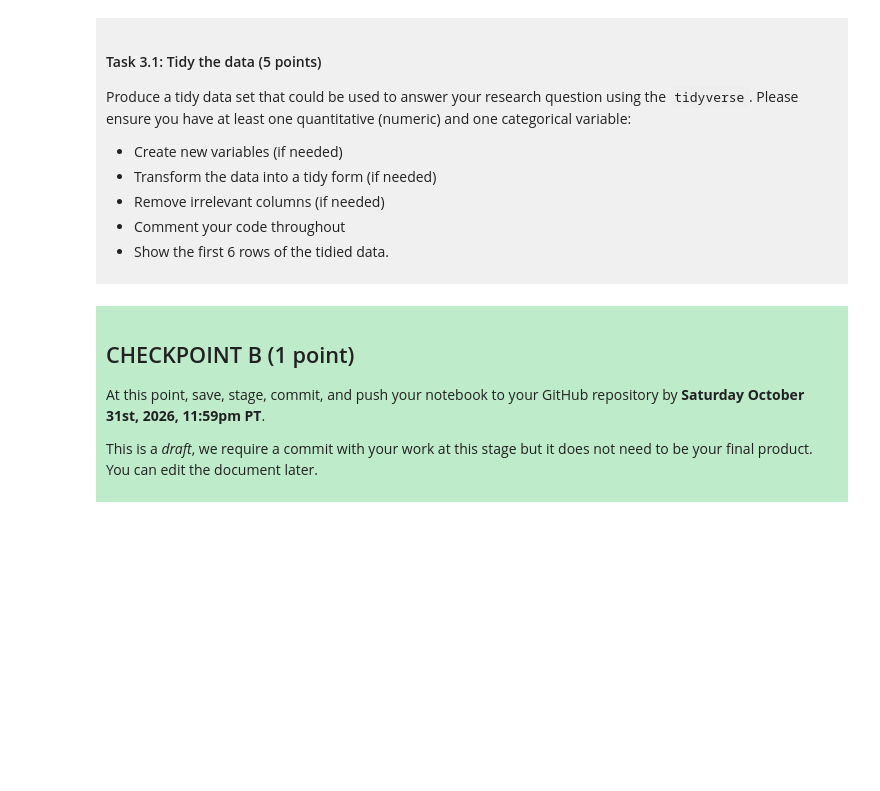
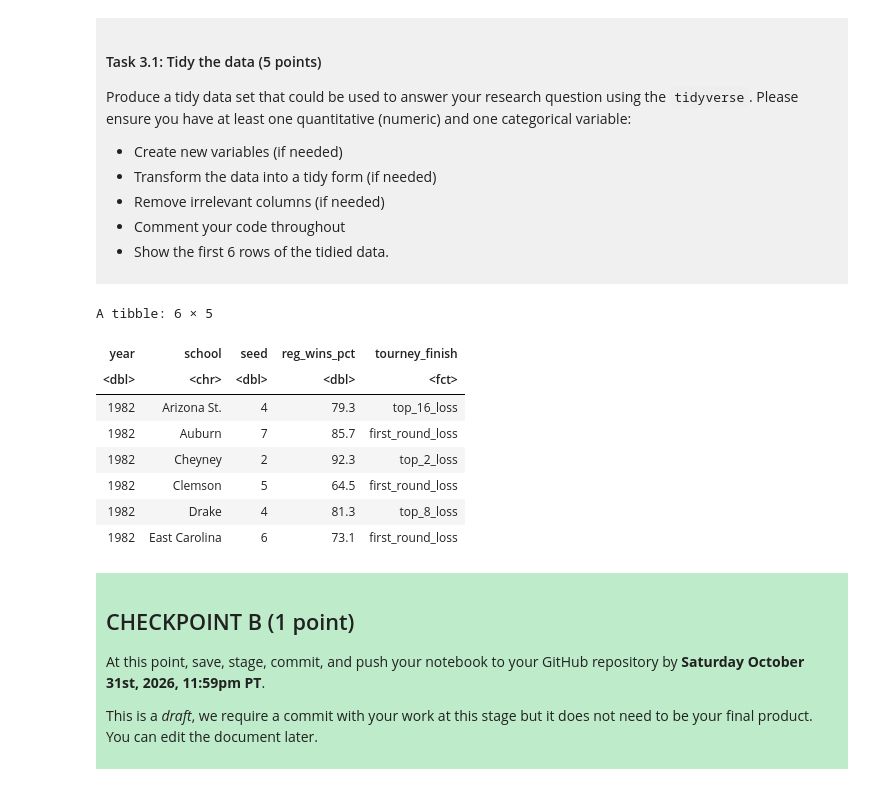
Before and after one commit to reverbsw/dsci-100-project-jun-chu, a Jupyter notebook: dsci-100-project-notebook.ipynb, the cells around one changed output. Saved outputs shown, nothing was run; the diff lists cells and outputs as text; code cells hidden in the pictures; blank space fills up the shorter version.

```diff
--- a/dsci-100-project-notebook.ipynb
+++ b/dsci-100-project-notebook.ipynb
@@ -190,6 +219,22 @@ Produce a tidy data set that could be used to answer your research question usin
 </div>
 # %%
 ### EDIT THIS CODE CELL ###
+library(tidyverse)
+wmm_data_tidy = wmm_data |>
+    mutate(seed_eq = if_else(seed == 0, 8, seed)) |> # deal with the special cases of 0 seeding
+    select(year, school, seed, reg_wins_pct, tourney_finish) |> # select only relevant columns for the research
+    mutate(tourney_finish = as_factor(tourney_finish))
+head(wmm_data_tidy)
+# %% [output]
+A tibble: 6 × 5
+| year | school | seed | reg_wins_pct | tourney_finish |
+| <dbl> | <chr> | <dbl> | <dbl> | <fct> |
+| 1982 | Arizona St. | 4 | 79.3 | top_16_loss |
+| 1982 | Auburn | 7 | 85.7 | first_round_loss |
+| 1982 | Cheyney | 2 | 92.3 | top_2_loss |
+| 1982 | Clemson | 5 | 64.5 | first_round_loss |
+| 1982 | Drake | 4 | 81.3 | top_8_loss |
+| 1982 | East Carolina | 6 | 73.1 | first_round_loss |
 # %% [markdown]
 <div style="background-color: #beebca; padding: 10px;">
 
```
Also changed, not shown: parts of 3 cells of this notebook.
